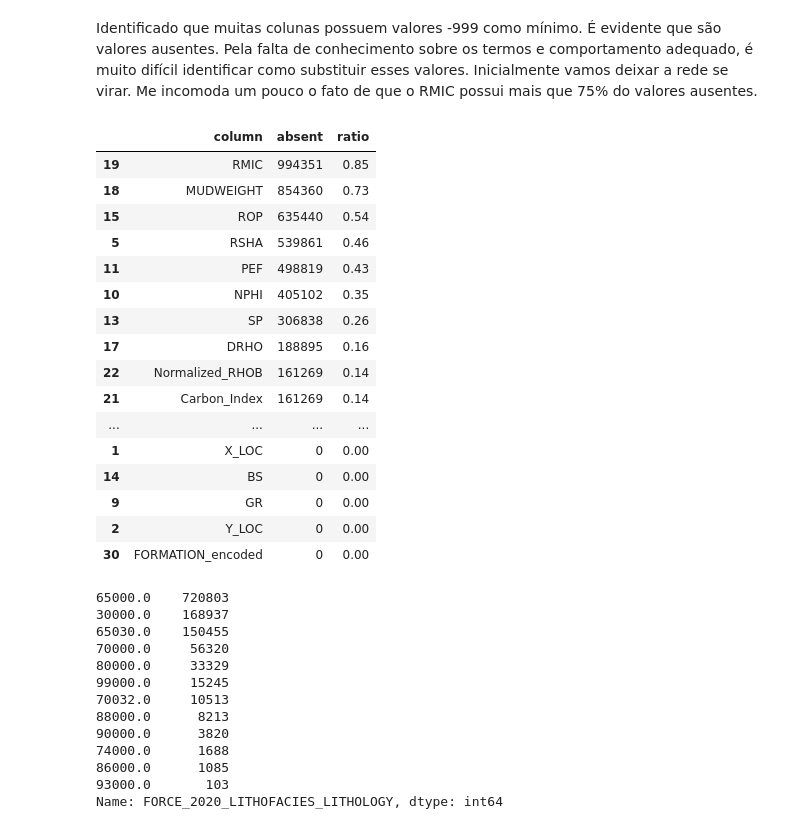
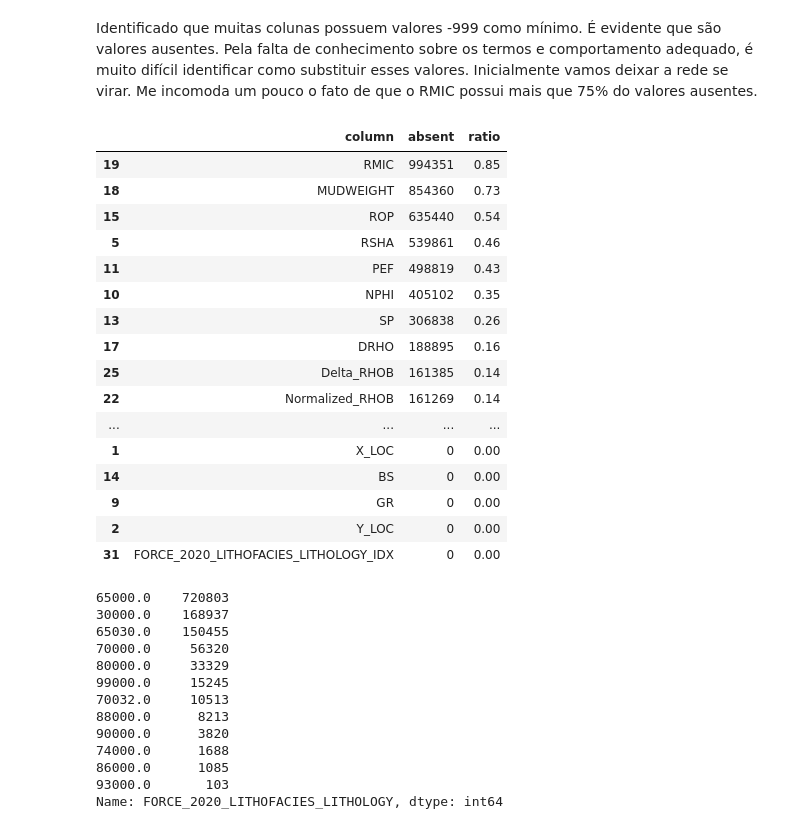
Before and after one commit to jopapo/pos_datascience_redesneurais_tf, a Jupyter notebook: tf.ipynb, the cells around one changed output. Drawn from its saved outputs; the diff is of its cells as text; code cells hidden in the pictures.

```diff
--- a/tf.ipynb
+++ b/tf.ipynb
@@ -82,34 +83,37 @@ Me incomoda um pouco o fato de que o RMIC possui mais que 75% do valores ausente
 # %%
 # Isso aqui trava o jupyter - Então não precisa pois temos as infos necessárias no describe acima. Faltando só os outliers.
 #for column in df_lithology.columns:
 #    df_lithology[column].plot.box()
 #    plt.show()
 
 # Mas vamos aproveitar e identificar qual o volume de registros ausentes nas colunas:
-absent_data = []
-for column in df_lithology.columns:
-    qtd = len(df_lithology[df_lithology[column] == -999])
-    absent_data.append([column, qtd, round((qtd / len(df_lithology)),2)])
+def check_absent_data(df):
+    absent_data = []
+    for column in df.columns:
+        qtd = len(df[df[column] == -999])
+        absent_data.append([column, qtd, round((qtd / len(df)),2)])
 
-pd.DataFrame(absent_data, columns=['column', 'absent', 'ratio']).sort_values('ratio', ascending=False)
+    return pd.DataFrame(absent_data, columns=['column', 'absent', 'ratio']).sort_values('ratio', ascending=False)
+
+check_absent_data(df_lithology)
 # %% [output]
 |  | column | absent | ratio |
 | 19 | RMIC | 994351 | 0.85 |
 | 18 | MUDWEIGHT | 854360 | 0.73 |
 | 15 | ROP | 635440 | 0.54 |
 | 5 | RSHA | 539861 | 0.46 |
 | 11 | PEF | 498819 | 0.43 |
 | 10 | NPHI | 405102 | 0.35 |
 | 13 | SP | 306838 | 0.26 |
 | 17 | DRHO | 188895 | 0.16 |
+| 25 | Delta_RHOB | 161385 | 0.14 |
 | 22 | Normalized_RHOB | 161269 | 0.14 |
-| 21 | Carbon_Index | 161269 | 0.14 |
 | ... | ... | ... | ... |
 | 1 | X_LOC | 0 | 0.00 |
 | 14 | BS | 0 | 0.00 |
 | 9 | GR | 0 | 0.00 |
 | 2 | Y_LOC | 0 | 0.00 |
-| 30 | FORMATION_encoded | 0 | 0.00 |
+| 31 | FORCE_2020_LITHOFACIES_LITHOLOGY_IDX | 0 | 0.00 |
 # %%
 # Conferindo as opções de cada y
 df_lithology['FORCE_2020_LITHOFACIES_LITHOLOGY'].value_counts()
```
Also changed, not shown: parts of 25 cells of this notebook.
